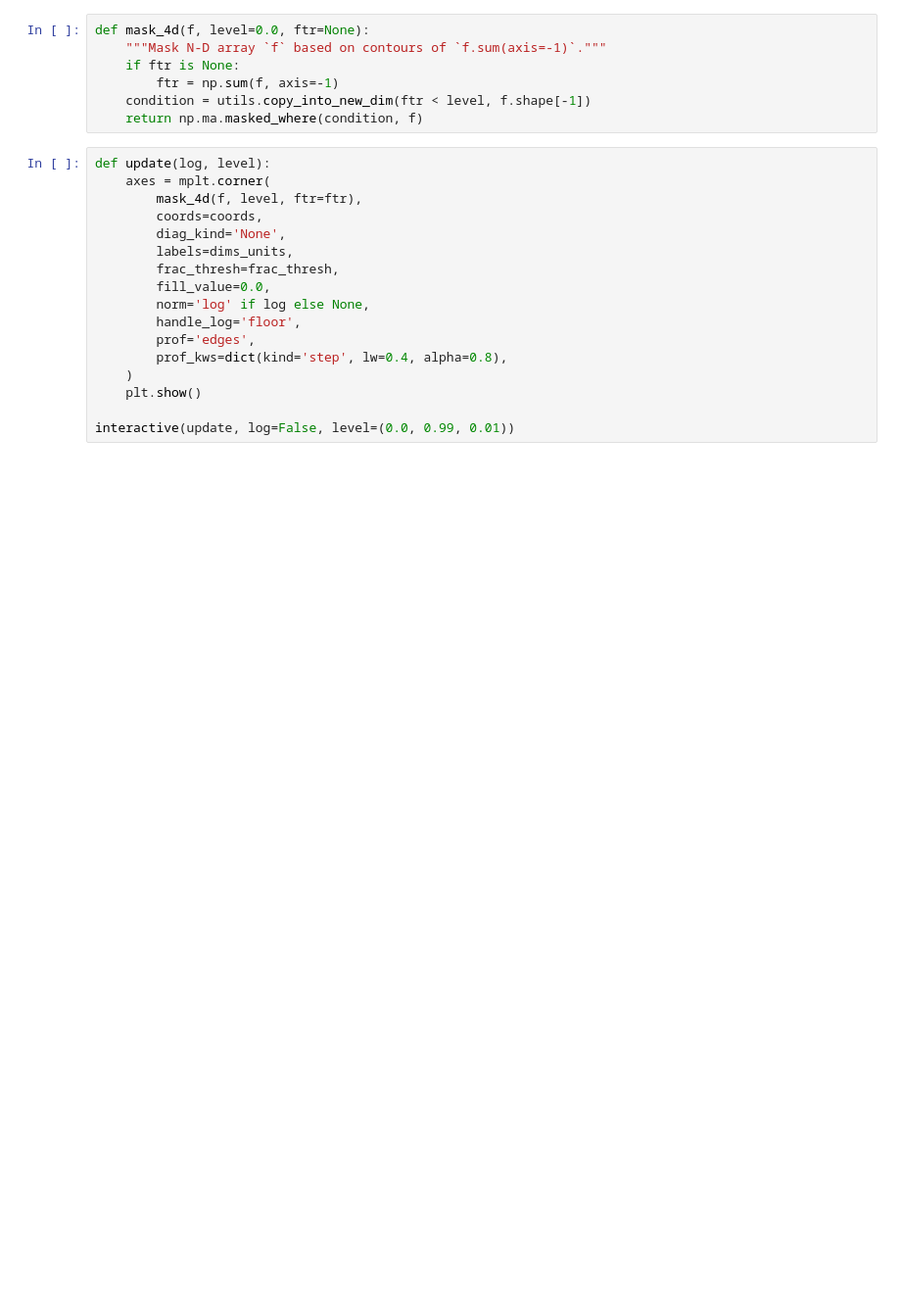
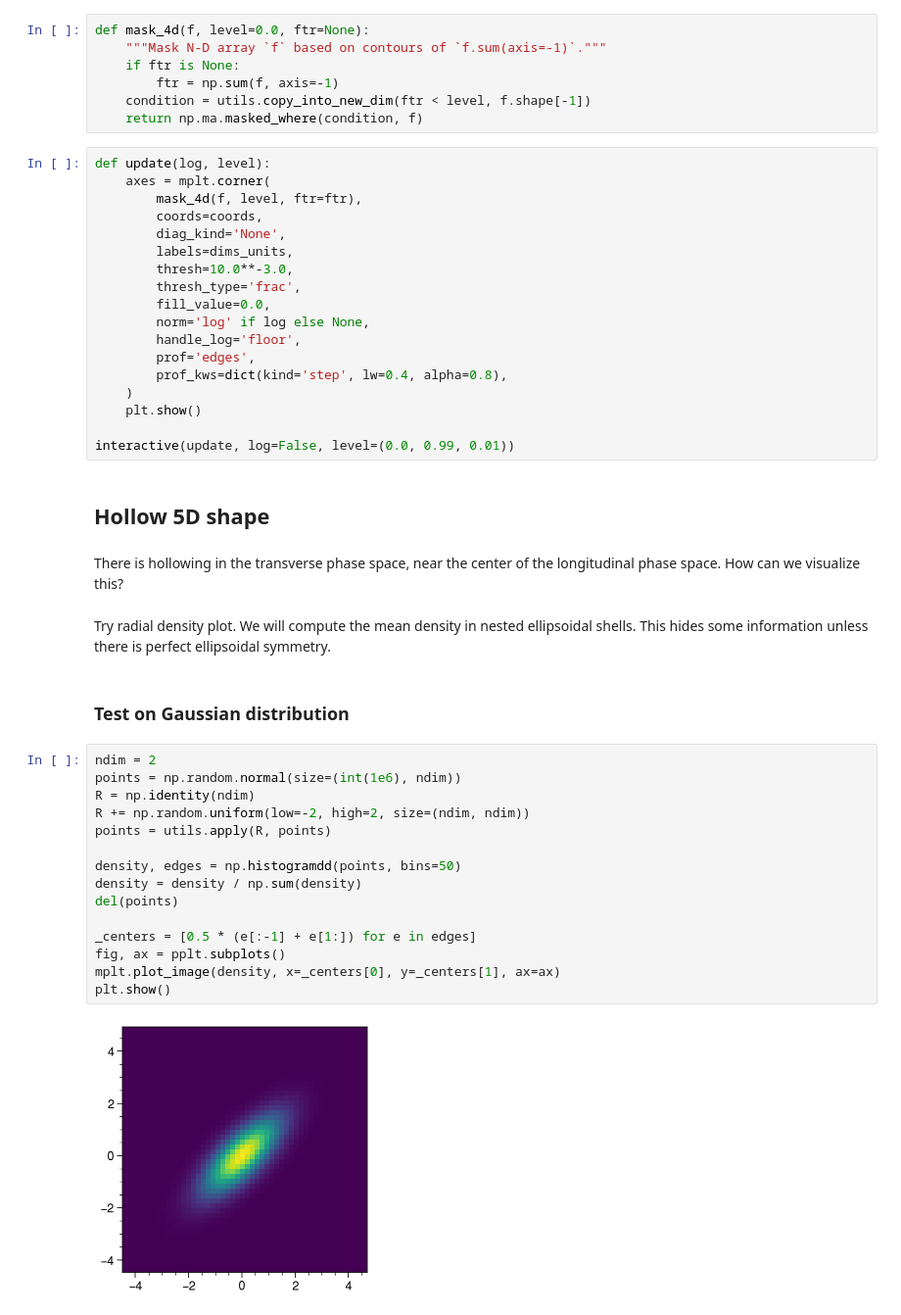
Before and after one commit to austin-hoover/analysis-sns-btf, a Jupyter notebook: scan3d/scan-xxpy-image-ypdE/where_is_correlation.ipynb, the cells around one changed output. Shown at 98% size. Drawn from its saved outputs; the diff is of its cells as text; blank space fills up the shorter version.

```diff
--- a/scan3d/scan-xxpy-image-ypdE/where_is_correlation.ipynb
+++ b/scan3d/scan-xxpy-image-ypdE/where_is_correlation.ipynb
@@ -332,7 +436,8 @@ def update(log, level):
         coords=coords,
         diag_kind='None',
         labels=dims_units,
-        frac_thresh=frac_thresh,
+        thresh=10.0**-3.0,
+        thresh_type='frac',
         fill_value=0.0,
         norm='log' if log else None,
         handle_log='floor',
@@ -342,3 +447,28 @@ def update(log, level):
     plt.show()
 
 interactive(update, log=False, level=(0.0, 0.99, 0.01))
+# %% [markdown]
+## Hollow 5D shape
+# %% [markdown]
+There is hollowing in the transverse phase space, near the center of the longitudinal phase space. How can we visualize this?
+# %% [markdown]
+Try radial density plot. We will compute the mean density in nested ellipsoidal shells. This hides some information unless there is perfect ellipsoidal symmetry.
+# %% [markdown]
+### Test on Gaussian distribution
+# %%
+ndim = 2
+points = np.random.normal(size=(int(1e6), ndim))
+R = np.identity(ndim)
+R += np.random.uniform(low=-2, high=2, size=(ndim, ndim))
+points = utils.apply(R, points)
+
+density, edges = np.histogramdd(points, bins=50)
+density = density / np.sum(density)
+del(points)
+
+_centers = [0.5 * (e[:-1] + e[1:]) for e in edges]
+fig, ax = pplt.subplots()
+mplt.plot_image(density, x=_centers[0], y=_centers[1], ax=ax)
+plt.show()
+# %% [output]
+[figure, added]
```
Also changed, not shown: parts of 34 cells of this notebook.
